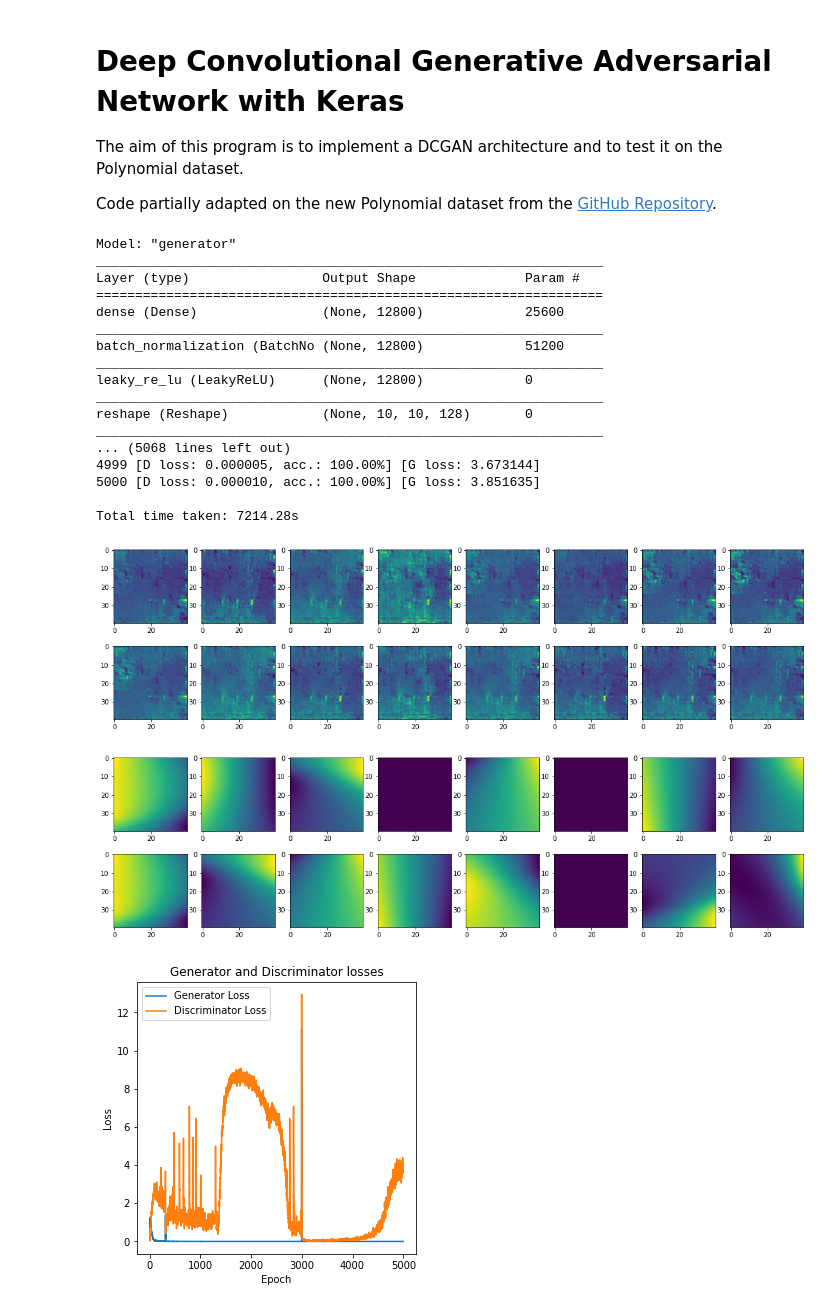
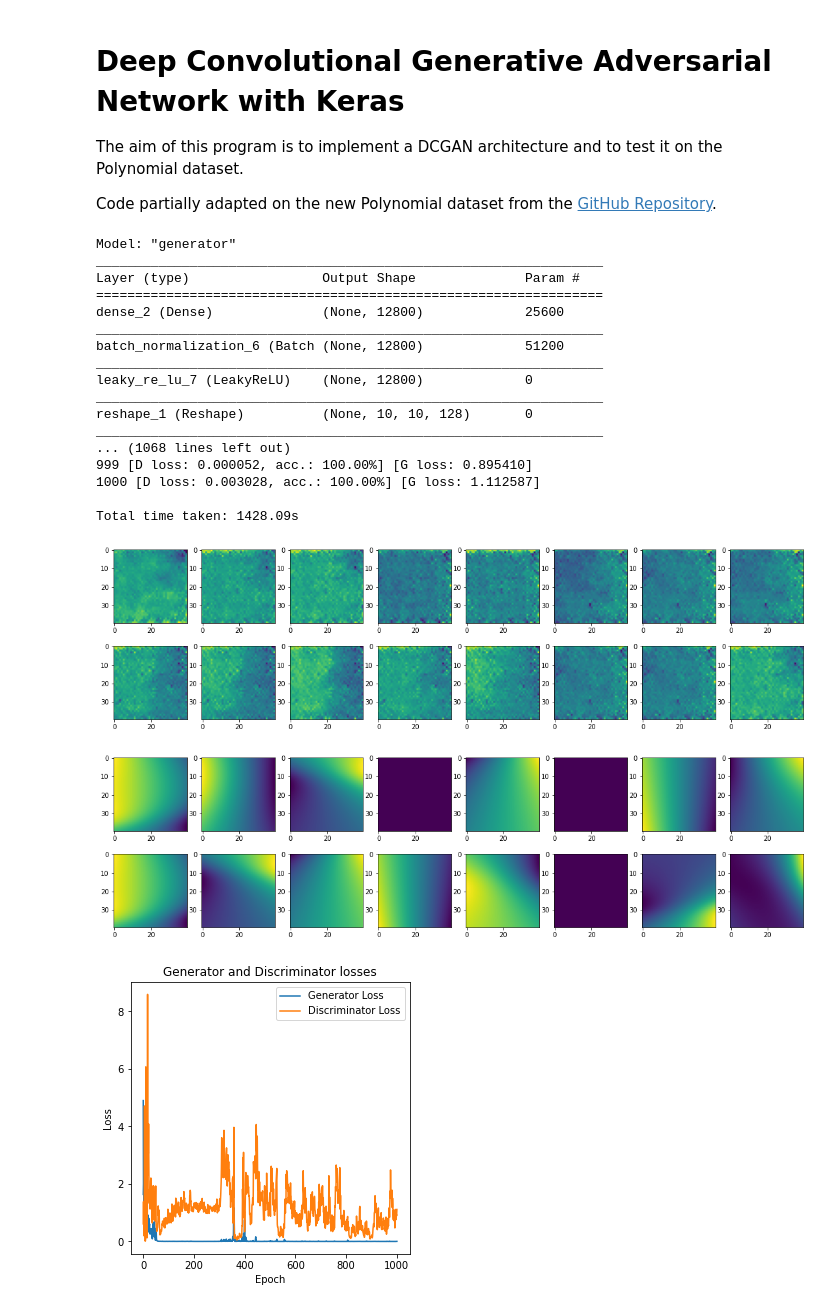
Before and after one commit to LorenzoValente3/Deep-Learning-Models, a Jupyter notebook: GANs_using_Polynomials/DCGAN_poly.ipynb, the cells around one changed output. Cells and saved outputs as stored; diff of their text form; code cells hidden in the pictures.

```diff
--- a/GANs_using_Polynomials/DCGAN_poly.ipynb
+++ b/GANs_using_Polynomials/DCGAN_poly.ipynb
@@ -278,31 +279,31 @@ class DCGAN():
 # %%
 dcgan=DCGAN(polydata)
 dcgan.build_generator_model()
 dcgan.build_discriminator_model()
 dcgan.combined_model()
 dcgan.dir()
-dcgan.train(epochs=5000, save_interval=250)
+dcgan.train(epochs=1000, save_interval=50)
 dcgan.fig()
 dcgan.plot_losses()
 dcgan.gif()
 # %% [output]
 Model: "generator"
 _________________________________________________________________
 Layer (type)                 Output Shape              Param #
 =================================================================
-dense (Dense)                (None, 12800)             25600
+dense_2 (Dense)              (None, 12800)             25600
 _________________________________________________________________
-batch_normalization (BatchNo (None, 12800)             51200
+batch_normalization_6 (Batch (None, 12800)             51200
 _________________________________________________________________
-leaky_re_lu (LeakyReLU)      (None, 12800)             0
+leaky_re_lu_7 (LeakyReLU)    (None, 12800)             0
 _________________________________________________________________
-reshape (Reshape)            (None, 10, 10, 128)       0
+reshape_1 (Reshape)          (None, 10, 10, 128)       0
 _________________________________________________________________
-... (5068 lines left out)
-4999 [D loss: 0.000005, acc.: 100.00%] [G loss: 3.673144]
-5000 [D loss: 0.000010, acc.: 100.00%] [G loss: 3.851635]
+... (1068 lines left out)
+999 [D loss: 0.000052, acc.: 100.00%] [G loss: 0.895410]
+1000 [D loss: 0.003028, acc.: 100.00%] [G loss: 1.112587]
 
-Total time taken: 7214.28s
+Total time taken: 1428.09s
-[figure, old version]
+[figure, new version]
 [figure]
-[figure, old version]
+[figure, new version]
```
Also changed, not shown: parts of 1 cell of this notebook, 14 other files.
